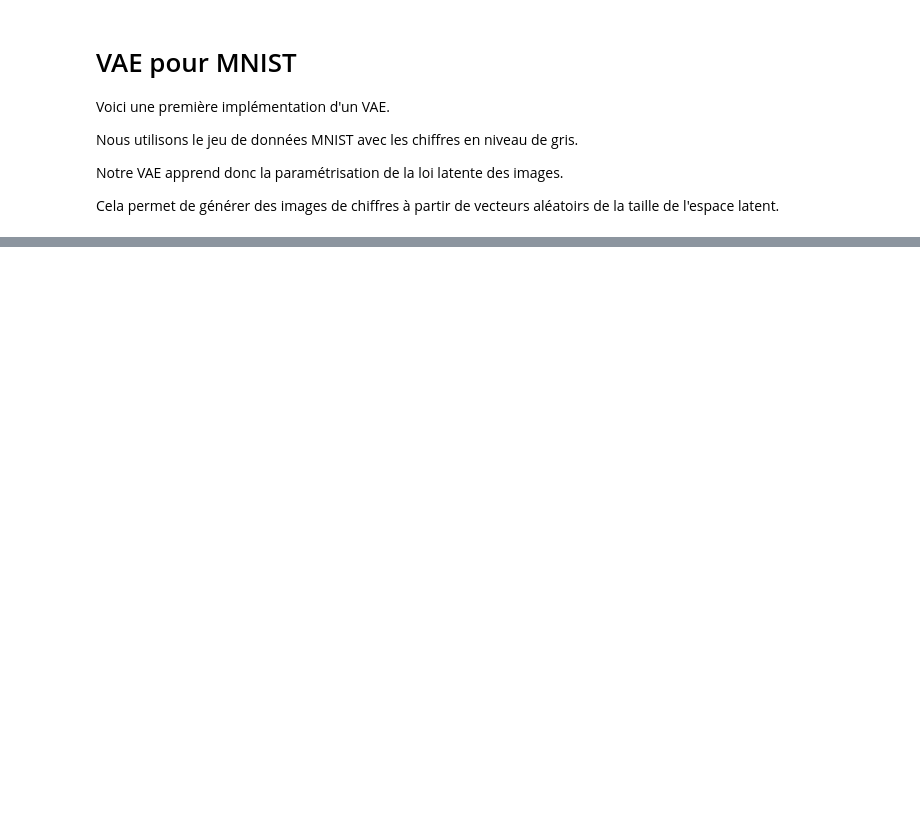
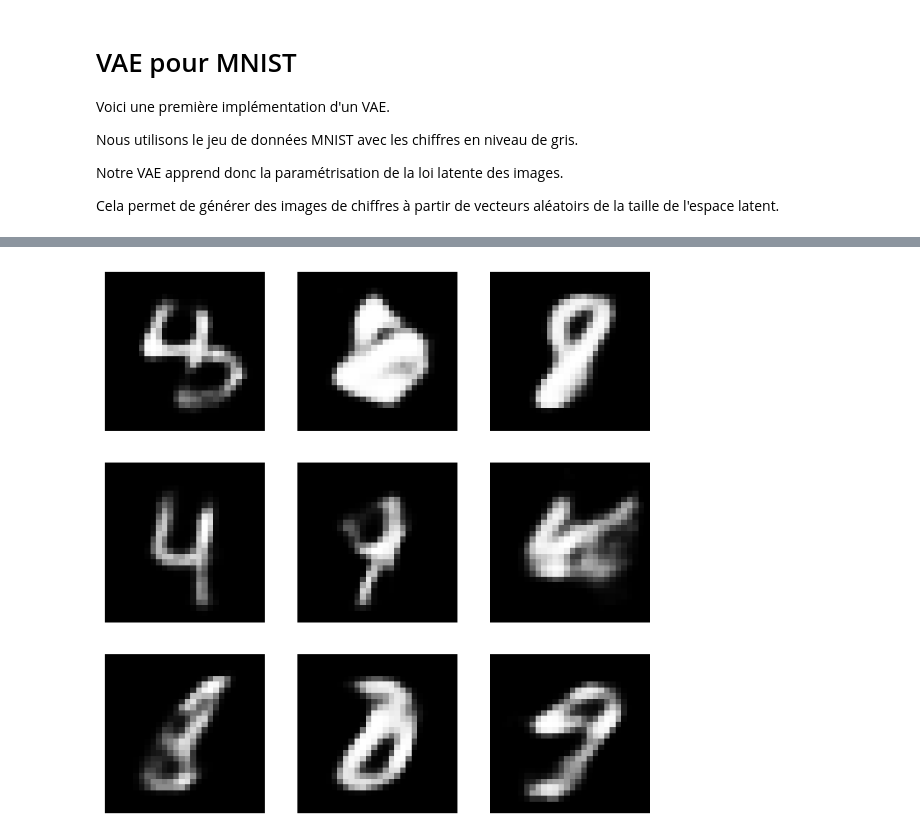
Before and after one commit to grAmine03/Streamlit-Application-for-VAEs, a Jupyter notebook: vae.ipynb, the cells around one changed output, grey strips where cells are left out. Saved outputs shown, nothing was run; the diff lists cells and outputs as text; code cells hidden in the pictures; blank space fills up the shorter version.

```diff
--- a/vae.ipynb
+++ b/vae.ipynb
@@ -110,0 +115,15 @@ plt.show()
+# %%
+# Génération d'images
+import matplotlib.pyplot as plt
+model.eval()
+with torch.no_grad():
+    z = torch.randn(9, latent_dim).to(device)
+    samples = model.decode(z).cpu().numpy()
+
+fig, axes = plt.subplots(3, 3, figsize=(8, 8))
+for i, ax in enumerate(axes.flatten()):
+    ax.imshow(samples[i].reshape(28, 28), cmap="gray")
+    ax.axis("off")
+plt.show()
+# %% [output]
+[figure, added]
```
Also changed, not shown: parts of 3 cells of this notebook, 28 other files.
